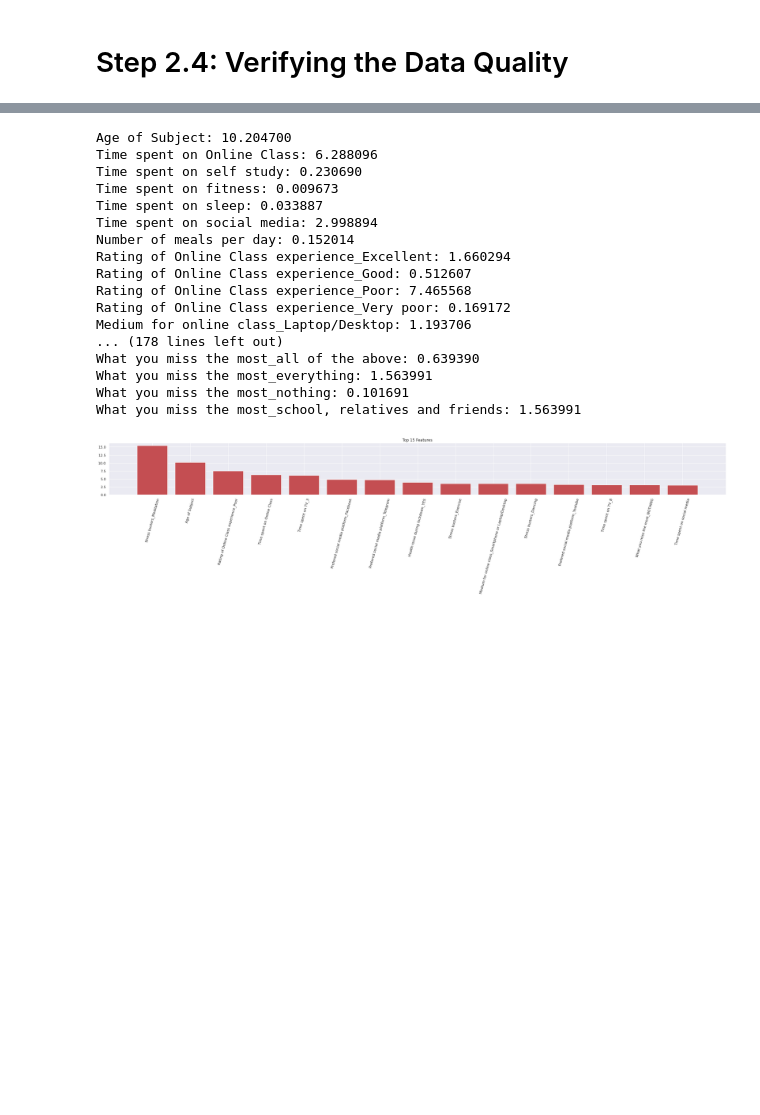
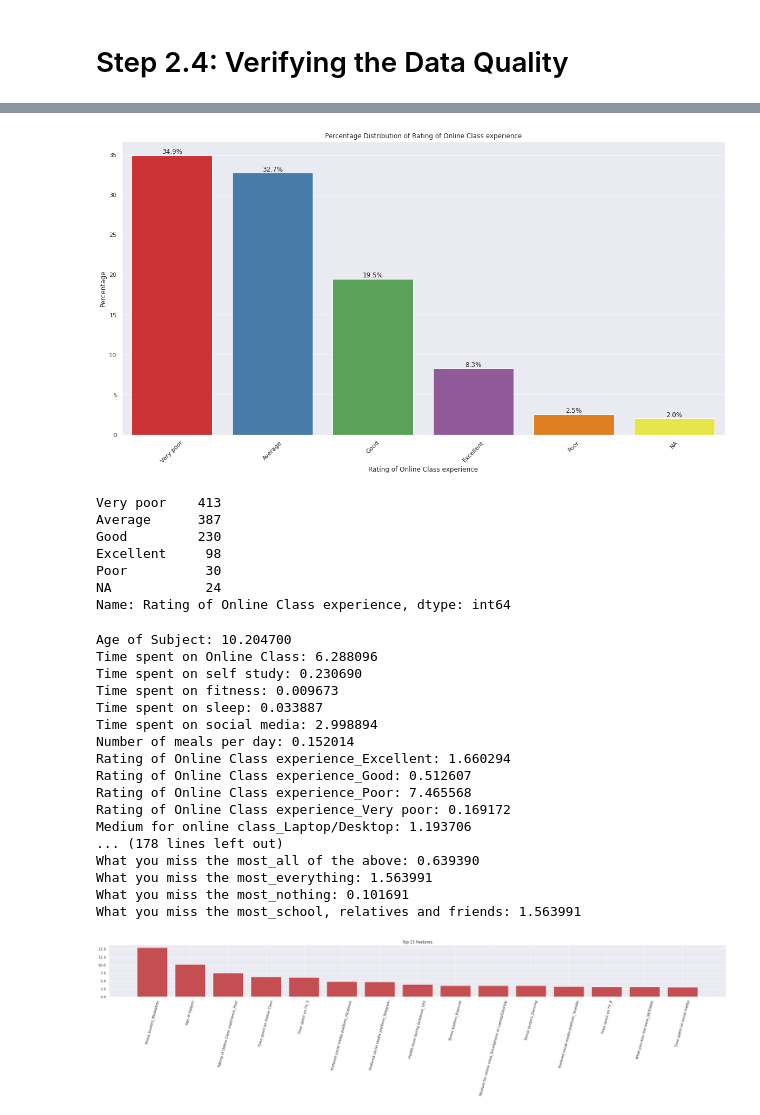
Before and after one commit to tanguolin/Iteration4, a Jupyter notebook: wtam186_Iteration4.ipynb, the cells around one changed output, grey strips where cells are left out. Saved outputs shown, nothing was run; the diff lists cells and outputs as text; code cells hidden in the pictures; blank space fills up the shorter version.

```diff
--- a/wtam186_Iteration4.ipynb
+++ b/wtam186_Iteration4.ipynb
@@ -370 +428,33 @@ plt.show()
+# %%
+#Rating of Online Class experience
+# Replace 'NaN' with 'NA' to ensure consistency in labeling
+dfpd['Rating of Online Class experience'].replace('NA', 'NA', inplace=True)
+
+plt.figure(figsize=(20, 10))
+ax = sns.barplot(x=percentages.index, y=percentages.values, palette='Set1')
+# Calculate percentages
+total = len(dfpd)
+counts = dfpd['Rating of Online Class experience'].value_counts()
+percentages = counts / total * 100
+# Create a bar plot for percentage distribution
+for p, label in zip(ax.patches, percentages.values):
+    height = p.get_height()
+    ax.annotate(f'{label:.1f}%',
+    (p.get_x() + p.get_width() / 2., height),
+    ha='center', va='bottom')
+plt.xlabel('Rating of Online Class experience')
+plt.ylabel('Percentage')
+plt.title('Percentage Distribution of Rating of Online Class experience')
+plt.xticks(rotation=45) # Rotate x-axis labels for better visibility
+plt.show()
+print(dfpd['Rating of Online Class experience'].value_counts())
+# %% [output]
+[figure, added]
+Very poor    413
+Average      387
+Good         230
+Excellent     98
+Poor          30
+NA            24
+Name: Rating of Online Class experience, dtype: int64
 # %%
```
Also changed, not shown: parts of 8 cells of this notebook.
